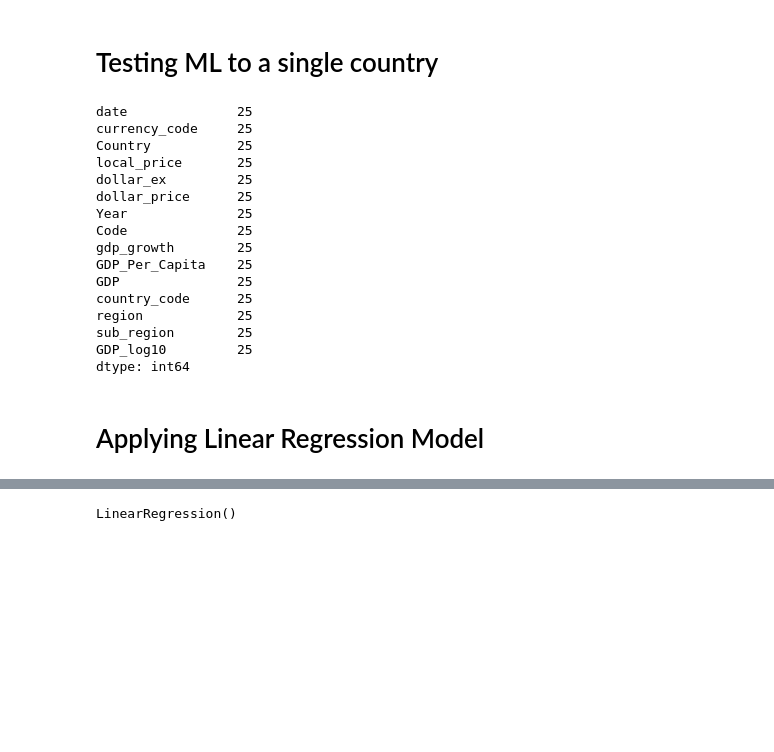
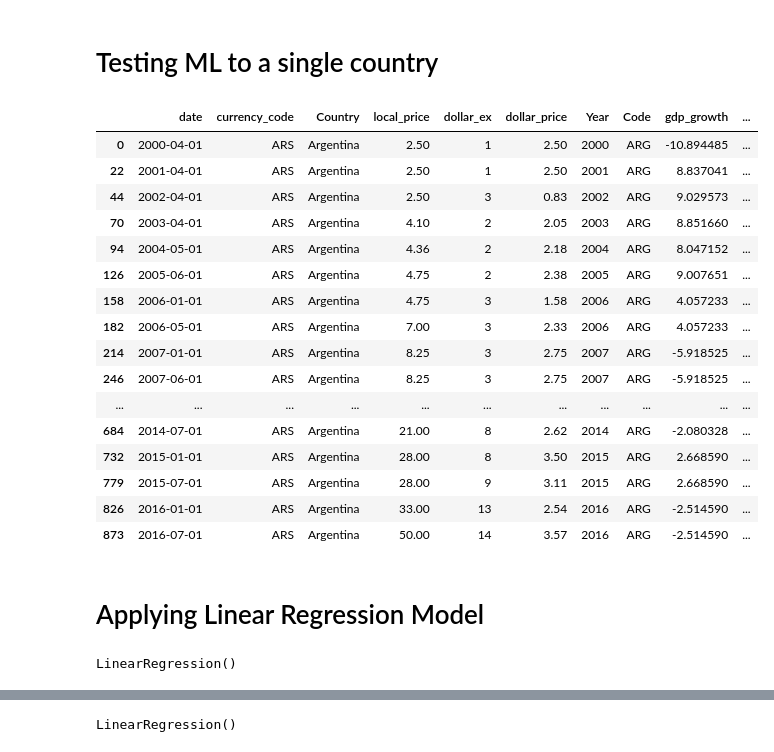
Before and after one commit to bolwerk-b/Final-Project, a Jupyter notebook: machine learning/Machine_Learning_three_regression_models-test.ipynb, the cells around one changed output, grey strips where cells are left out. Saved outputs shown, nothing was run; the diff lists cells and outputs as text; code cells hidden in the pictures; blank space fills up the shorter version.

```diff
--- a/machine learning/Machine_Learning_three_regression_models-test.ipynb
+++ b/machine learning/Machine_Learning_three_regression_models-test.ipynb
@@ -57,24 +57,25 @@ df.describe()
 # Creating a new Dataframe containing entries from Argentina
 df_Argentina = df.loc[df['Country'] == "Argentina"]
 # %%
-df_Argentina.count()
+df_Argentina
 # %% [output]
-date              25
-currency_code     25
-Country           25
-local_price       25
-dollar_ex         25
-dollar_price      25
-Year              25
-Code              25
-gdp_growth        25
-GDP_Per_Capita    25
-GDP               25
-country_code      25
-region            25
-sub_region        25
-GDP_log10         25
-dtype: int64
+|  | date | currency_code | Country | local_price | dollar_ex | dollar_price | Year | Code | gdp_growth | ... |
+| 0 | 2000-04-01 | ARS | Argentina | 2.50 | 1 | 2.50 | 2000 | ARG | -10.894485 | ... |
+| 22 | 2001-04-01 | ARS | Argentina | 2.50 | 1 | 2.50 | 2001 | ARG | 8.837041 | ... |
+| 44 | 2002-04-01 | ARS | Argentina | 2.50 | 3 | 0.83 | 2002 | ARG | 9.029573 | ... |
+| 70 | 2003-04-01 | ARS | Argentina | 4.10 | 2 | 2.05 | 2003 | ARG | 8.851660 | ... |
+| 94 | 2004-05-01 | ARS | Argentina | 4.36 | 2 | 2.18 | 2004 | ARG | 8.047152 | ... |
+| 126 | 2005-06-01 | ARS | Argentina | 4.75 | 2 | 2.38 | 2005 | ARG | 9.007651 | ... |
+| 158 | 2006-01-01 | ARS | Argentina | 4.75 | 3 | 1.58 | 2006 | ARG | 4.057233 | ... |
+| 182 | 2006-05-01 | ARS | Argentina | 7.00 | 3 | 2.33 | 2006 | ARG | 4.057233 | ... |
+| 214 | 2007-01-01 | ARS | Argentina | 8.25 | 3 | 2.75 | 2007 | ARG | -5.918525 | ... |
+| 246 | 2007-06-01 | ARS | Argentina | 8.25 | 3 | 2.75 | 2007 | ARG | -5.918525 | ... |
+| ... | ... | ... | ... | ... | ... | ... | ... | ... | ... | ... |
+| 684 | 2014-07-01 | ARS | Argentina | 21.00 | 8 | 2.62 | 2014 | ARG | -2.080328 | ... |
+| 732 | 2015-01-01 | ARS | Argentina | 28.00 | 8 | 3.50 | 2015 | ARG | 2.668590 | ... |
+| 779 | 2015-07-01 | ARS | Argentina | 28.00 | 9 | 3.11 | 2015 | ARG | 2.668590 | ... |
+| 826 | 2016-01-01 | ARS | Argentina | 33.00 | 13 | 2.54 | 2016 | ARG | -2.514590 | ... |
+| 873 | 2016-07-01 | ARS | Argentina | 50.00 | 14 | 3.57 | 2016 | ARG | -2.514590 | ... |
 # %% [markdown]
 # Applying Linear Regression Model
 # %%
@@ -82,0 +92,5 @@ y = df_Argentina.dollar_price.values.reshape(-1,1)
+# %%
+# training the model
+model.fit(X,y)
+# %% [output]
+LinearRegression()
```
Also changed, not shown: parts of 28 cells of this notebook.
